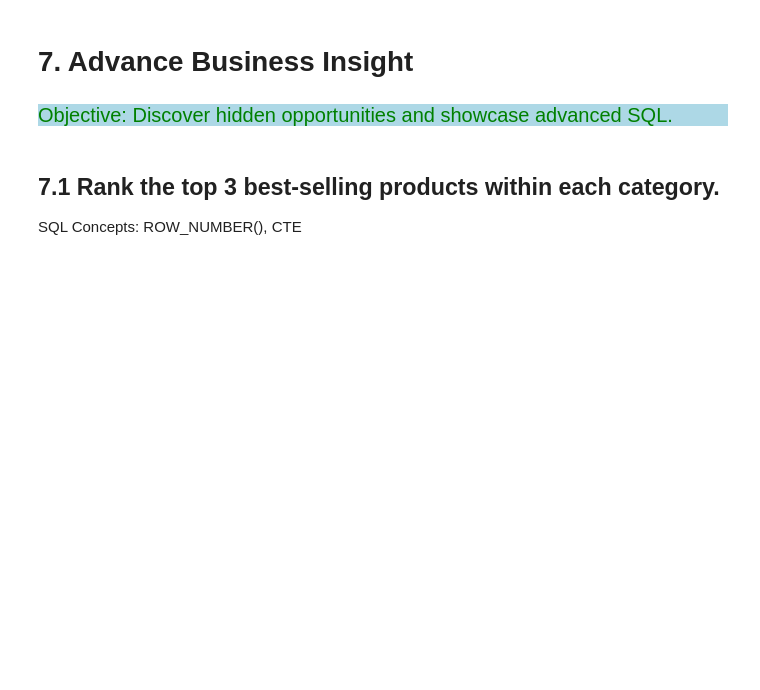
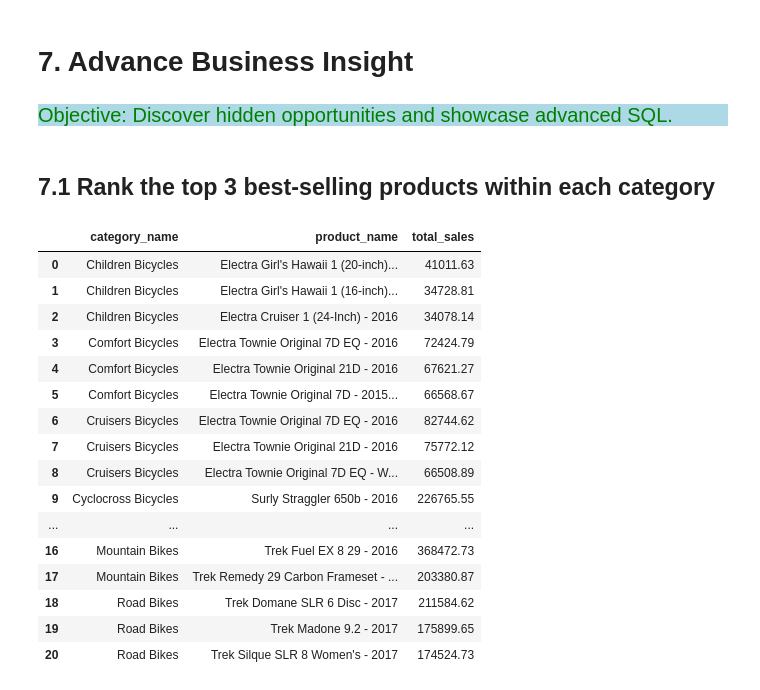
Before and after one commit to Kartika-Nidhi/Biker_Store_Analysis_SQL, a Jupyter notebook: BikeStoreAnalysisSQl.ipynb, the cells around one changed output. Cells and saved outputs as stored; diff of their text form; code cells hidden in the pictures; blank space fills up the shorter version.

```diff
--- a/BikeStoreAnalysisSQl.ipynb
+++ b/BikeStoreAnalysisSQl.ipynb
@@ -1174,6 +1174,53 @@ sto_cust
 # %% [markdown]
 <div style = "background-color:lightblue; color:green; font-size:20px; text-align:justify">Objective: Discover hidden opportunities and showcase advanced SQL.
 # %% [markdown]
-## 7.1 Rank the top 3 best-selling products within each category.
-
-SQL Concepts: ROW_NUMBER(), CTE
+## 7.1 Rank the top 3 best-selling products within each category
+# %%
+query = """
+WITH ranked_products AS (
+    SELECT
+        cat.category_name,
+        pro.product_name,
+        ROUND(SUM(ordi.list_price * (1 - ordi.discount) * ordi.quantity), 2) AS total_sales,
+        DENSE_RANK() OVER (
+            PARTITION BY cat.category_name
+            ORDER BY SUM(ordi.list_price * (1 - ordi.discount) * ordi.quantity) DESC
+        ) AS sales_rank
+    FROM categories AS cat
+    INNER JOIN products AS pro
+        ON cat.category_id = pro.category_id
+    INNER JOIN order_items AS ordi
+        ON pro.product_id = ordi.product_id
+    GROUP BY cat.category_name, pro.product_name
+)
+
+
+SELECT
+    category_name,
+    product_name,
+    total_sales
+FROM ranked_products
+WHERE sales_rank <= 3
+ORDER BY category_name, total_sales DESC;
+"""
+
+top_pro = pd.read_sql(query, engine)
+top_pro
+# %% [output]
+|  | category_name | product_name | total_sales |
+| 0 | Children Bicycles | Electra Girl's Hawaii 1 (20-inch)... | 41011.63 |
+| 1 | Children Bicycles | Electra Girl's Hawaii 1 (16-inch)... | 34728.81 |
+| 2 | Children Bicycles | Electra Cruiser 1 (24-Inch) - 2016 | 34078.14 |
+| 3 | Comfort Bicycles | Electra Townie Original 7D EQ - 2016 | 72424.79 |
+| 4 | Comfort Bicycles | Electra Townie Original 21D - 2016 | 67621.27 |
+| 5 | Comfort Bicycles | Electra Townie Original 7D - 2015... | 66568.67 |
+| 6 | Cruisers Bicycles | Electra Townie Original 7D EQ - 2016 | 82744.62 |
+| 7 | Cruisers Bicycles | Electra Townie Original 21D - 2016 | 75772.12 |
+| 8 | Cruisers Bicycles | Electra Townie Original 7D EQ - W... | 66508.89 |
+| 9 | Cyclocross Bicycles | Surly Straggler 650b - 2016 | 226765.55 |
+| ... | ... | ... | ... |
+| 16 | Mountain Bikes | Trek Fuel EX 8 29 - 2016 | 368472.73 |
+| 17 | Mountain Bikes | Trek Remedy 29 Carbon Frameset - ... | 203380.87 |
+| 18 | Road Bikes | Trek Domane SLR 6 Disc - 2017 | 211584.62 |
+| 19 | Road Bikes | Trek Madone 9.2 - 2017 | 175899.65 |
+| 20 | Road Bikes | Trek Silque SLR 8 Women's - 2017 | 174524.73 |
```
Also changed, not shown: parts of 12 cells of this notebook.
